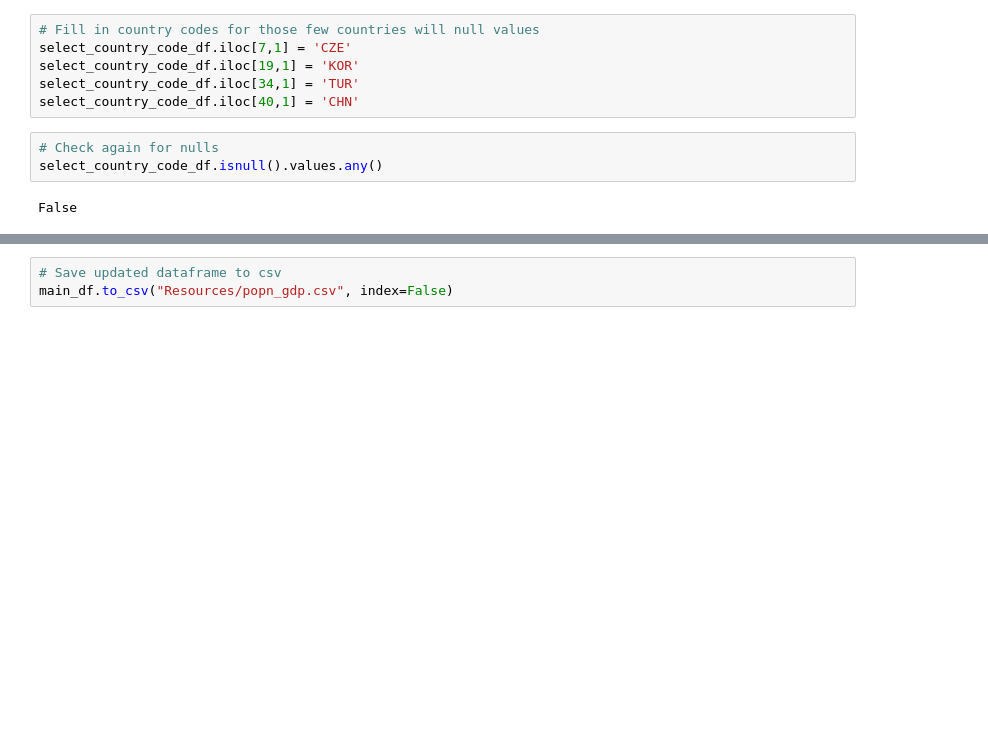
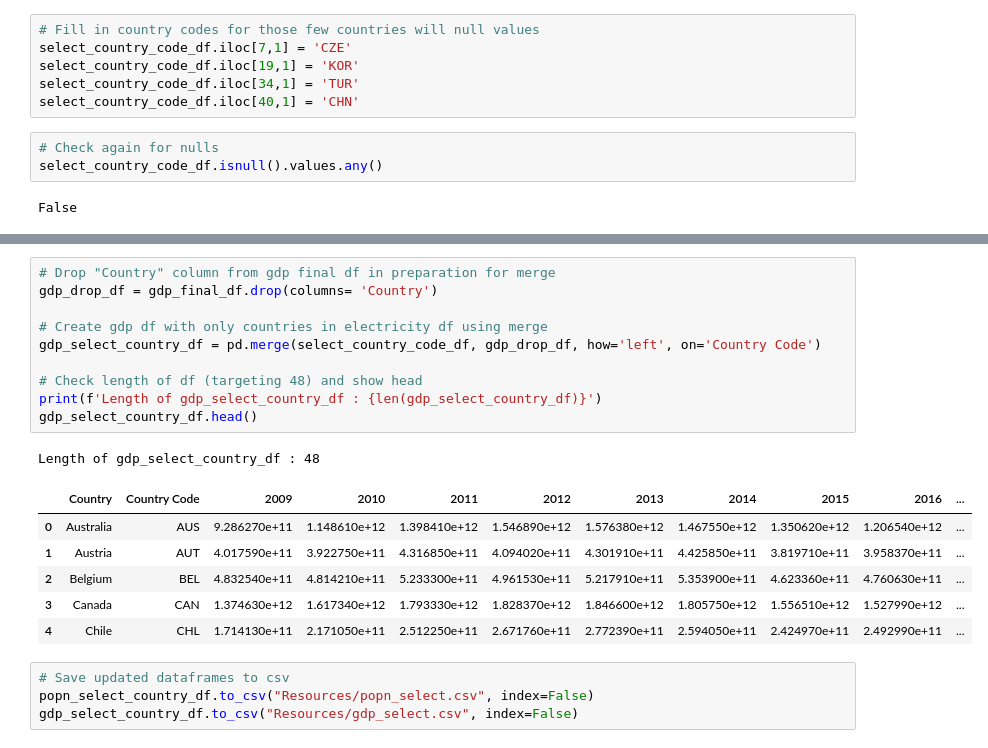
Before and after one commit to shwetajain1022/Project-4, a Jupyter notebook: population_gdp.ipynb, the cells around one changed output, grey strips where cells are left out. Cells and saved outputs as stored; diff of their text form; blank space fills up the shorter version.

```diff
--- a/population_gdp.ipynb
+++ b/population_gdp.ipynb
@@ -170,3 +188,22 @@ False
+# %%
+# Drop "Country" column from gdp final df in preparation for merge
+gdp_drop_df = gdp_final_df.drop(columns= 'Country')
+
+# Create gdp df with only countries in electricity df using merge
+gdp_select_country_df = pd.merge(select_country_code_df, gdp_drop_df, how='left', on='Country Code')
+
+# Check length of df (targeting 48) and show head
+print(f'Length of gdp_select_country_df : {len(gdp_select_country_df)}')
+gdp_select_country_df.head()
+# %% [output]
+Length of gdp_select_country_df : 48
+|  | Country | Country Code | 2009 | 2010 | 2011 | 2012 | 2013 | 2014 | 2015 | 2016 | ... |
+| 0 | Australia | AUS | 9.286270e+11 | 1.148610e+12 | 1.398410e+12 | 1.546890e+12 | 1.576380e+12 | 1.467550e+12 | 1.350620e+12 | 1.206540e+12 | ... |
+| 1 | Austria | AUT | 4.017590e+11 | 3.922750e+11 | 4.316850e+11 | 4.094020e+11 | 4.301910e+11 | 4.425850e+11 | 3.819710e+11 | 3.958370e+11 | ... |
+| 2 | Belgium | BEL | 4.832540e+11 | 4.814210e+11 | 5.233300e+11 | 4.961530e+11 | 5.217910e+11 | 5.353900e+11 | 4.623360e+11 | 4.760630e+11 | ... |
+| 3 | Canada | CAN | 1.374630e+12 | 1.617340e+12 | 1.793330e+12 | 1.828370e+12 | 1.846600e+12 | 1.805750e+12 | 1.556510e+12 | 1.527990e+12 | ... |
+| 4 | Chile | CHL | 1.714130e+11 | 2.171050e+11 | 2.512250e+11 | 2.671760e+11 | 2.772390e+11 | 2.594050e+11 | 2.424970e+11 | 2.492990e+11 | ... |
 # %%
-# Save updated dataframe to csv
-main_df.to_csv("Resources/popn_gdp.csv", index=False)
+# Save updated dataframes to csv
+popn_select_country_df.to_csv("Resources/popn_select.csv", index=False)
+gdp_select_country_df.to_csv("Resources/gdp_select.csv", index=False)
```
Also changed, not shown: parts of 1 cell of this notebook.
